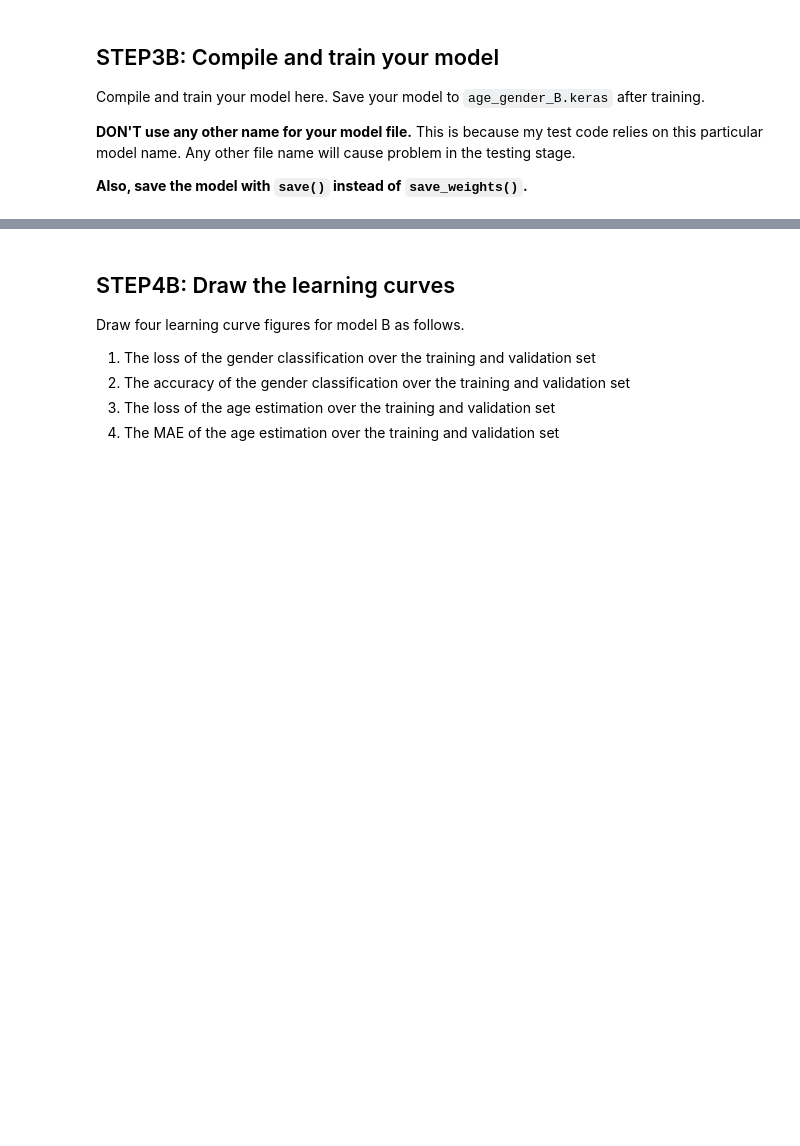
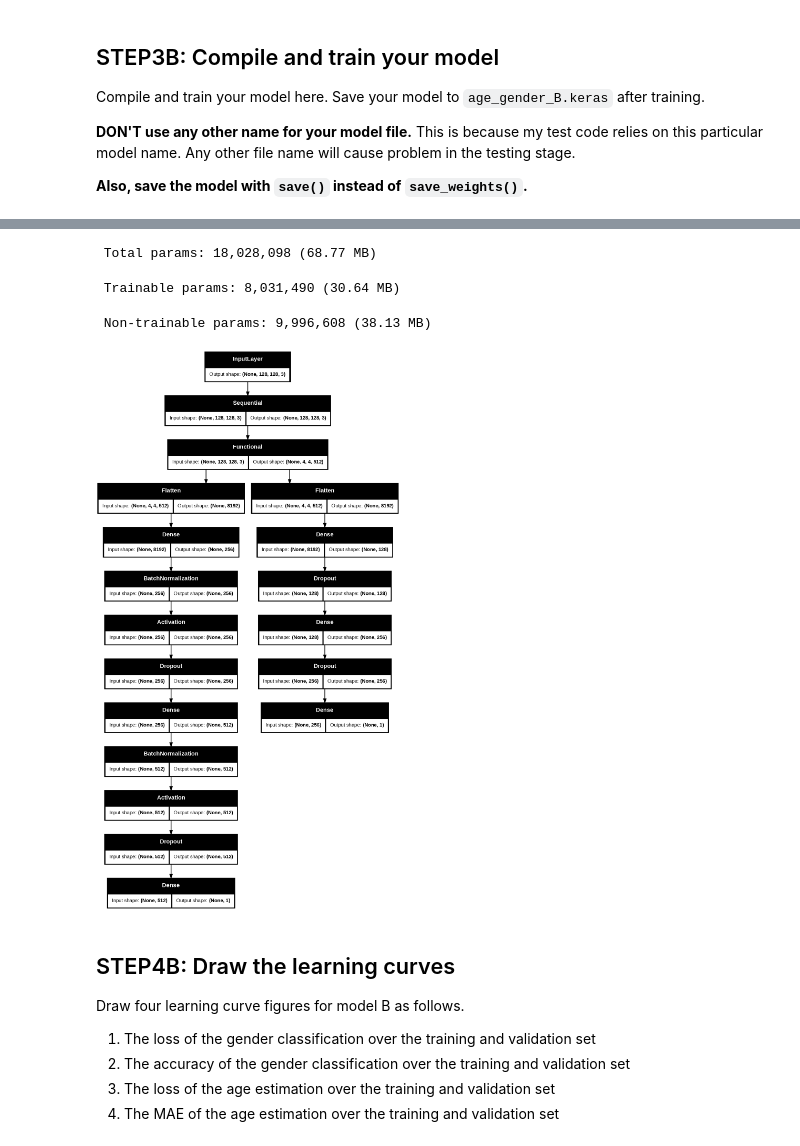
Before and after one commit to V154han/10k-Stock-Allocation, a Jupyter notebook: age_gender_submit.ipynb, the cells around one changed output, grey strips where cells are left out. Drawn from its saved outputs; the diff is of its cells as text; code cells hidden in the pictures; blank space fills up the shorter version.

```diff
--- a/age_gender_submit.ipynb
+++ b/age_gender_submit.ipynb
@@ -230,0 +492,76 @@ modelB.save(your_model_folder+"age_gender_B.keras")
+# %%
+#
+# Add your code here
+#
+
+# Necessary imports
+from keras.applications import VGG16
+
+# Load base VGG16 model
+base_model = VGG16(weights='imagenet', include_top=False, input_shape=(128, 128, 3))
+
+# Freeze certain layers
+base_model.trainable = False
+
+for layer in base_model.layers[-3:]:
+    layer.trainable = True
+
+# Create input layer
+input = layers.Input(shape=(128, 128, 3))
+
+# Apply augmentation layer
+shared_layer = data_augmentation(input)
+
+# Feed input into VGG16
+shared_layer = base_model(shared_layer, training = False)
+
+# Flatten the outputs
+gender = layers.Flatten()(shared_layer)
+age = layers.Flatten()(shared_layer)
+
+# Gender classification branch
+
+# Dense layer 1 for Gender
+gender = layers.Dense(128, use_bias=False, kernel_regularizer=l2(l2_val), activation = 'relu')(gender)
+
+# Adding Dropout
+gender = layers.Dropout(0.3)(gender)
+
+# Dense layer 2 for Gender
+gender = layers.Dense(256, use_bias=False, kernel_regularizer=l2(l2_val), activation = 'relu')(gender)
+
+# Adding Dropout
+gender = layers.Dropout(0.5)(gender)
+
+# Output layer for Gender
+gender_output = layers.Dense(1, activation='sigmoid', name='gender')(gender)
+
+# Age regression branch
+
+# Dense layer 1 for Age
+age = layers.Dense(256, use_bias=False, kernel_regularizer=l2(l2_val))(age)
+age = layers.BatchNormalization()(age)
+age = layers.Activation('relu')(age)
+
+# Adding Dropout
+age = layers.Dropout(0.2)(age)
+
+# Dense layer 2 for Age
+age = layers.Dense(512, use_bias=False, kernel_regularizer=l2(l2_val))(age)
+age = layers.BatchNormalization()(age)
+age = layers.Activation('relu')(age)
+
+# Adding Dropout
+age = layers.Dropout(0.2)(age)
+
+# Output layer for Age
+age_output = layers.Dense(1, activation='relu', name='age')(age)
+
+# Define model
+modelB = Model(inputs=input, outputs=[age_output,gender_output])
+
+# Compile the model
+modelB.summary()
+from tensorflow.keras.utils import plot_model
+plot_model(modelB, show_shapes=True,dpi=100)
+# %% [output]
@@ -231,3 +586,7 @@ modelB.save(your_model_folder+"age_gender_B.keras")
+ Total params: 18,028,098 (68.77 MB)
+ Trainable params: 8,031,490 (30.64 MB)
+ Non-trainable params: 9,996,608 (38.13 MB)
+[figure, added]
 # %% [markdown]
 ## STEP4B: Draw the learning curves
 Draw four learning curve figures for model B as follows.
```
Also changed, not shown: parts of 19 cells of this notebook.
